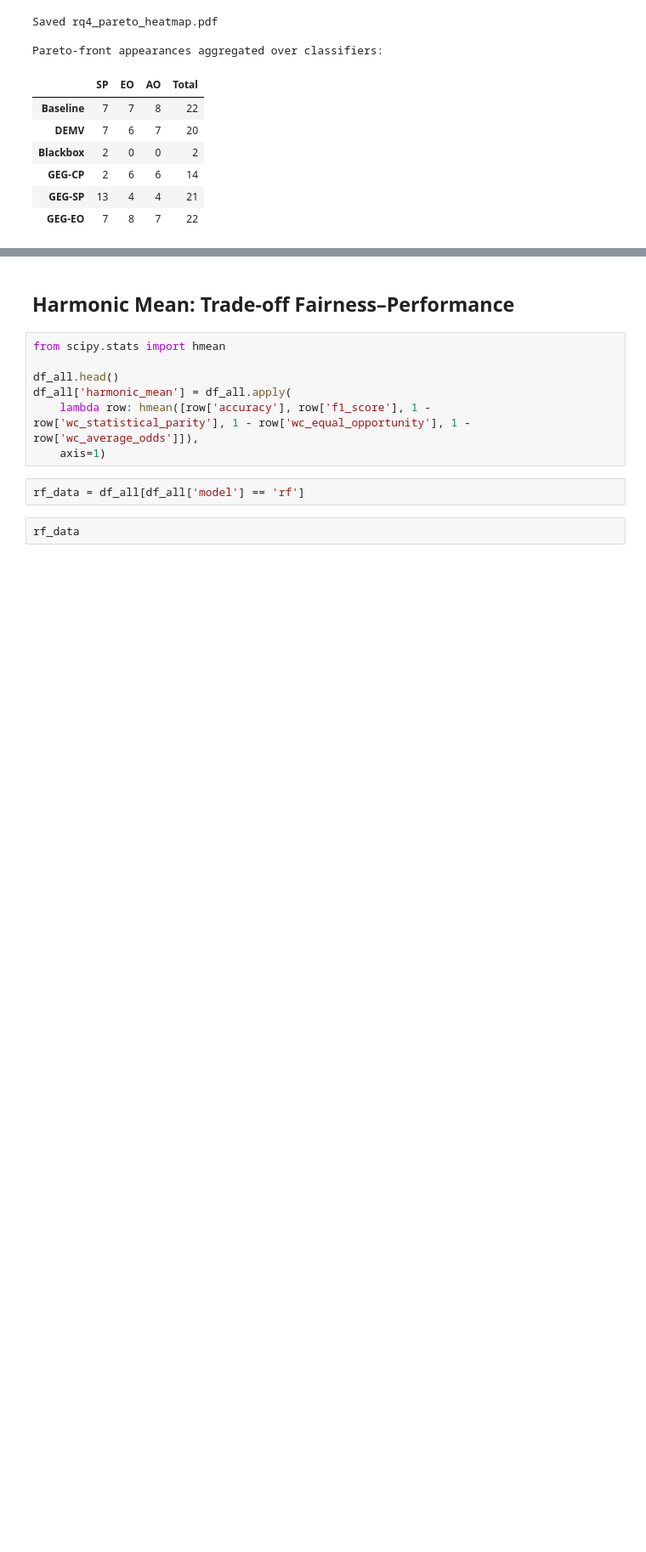
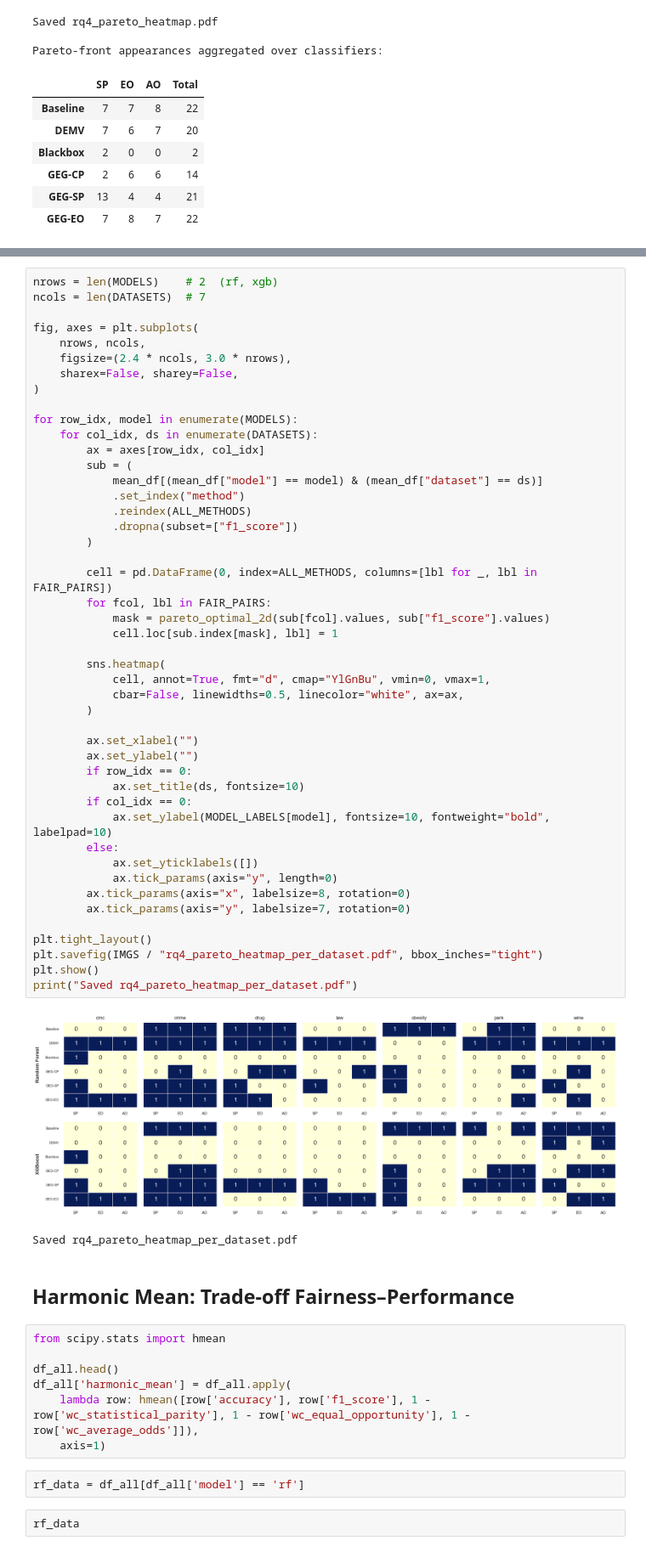
Before and after one commit to giordanoDaloisio/GEG, a Jupyter notebook: experiments/rq5_analysis.ipynb, the cells around one changed output, grey strips where cells are left out. Shown at 85% size. Drawn from its saved outputs; the diff is of its cells as text; blank space fills up the shorter version.

```diff
--- a/experiments/rq5_analysis.ipynb
+++ b/experiments/rq5_analysis.ipynb
@@ -847,3 +855,52 @@ Pareto-front appearances aggregated over classifiers:
+# %%
+nrows = len(MODELS)    # 2  (rf, xgb)
+ncols = len(DATASETS)  # 7
+
+fig, axes = plt.subplots(
+    nrows, ncols,
+    figsize=(2.4 * ncols, 3.0 * nrows),
+    sharex=False, sharey=False,
+)
+
+for row_idx, model in enumerate(MODELS):
+    for col_idx, ds in enumerate(DATASETS):
+        ax = axes[row_idx, col_idx]
+        sub = (
+            mean_df[(mean_df["model"] == model) & (mean_df["dataset"] == ds)]
+            .set_index("method")
+            .reindex(ALL_METHODS)
+            .dropna(subset=["f1_score"])
+        )
+
+        cell = pd.DataFrame(0, index=ALL_METHODS, columns=[lbl for _, lbl in FAIR_PAIRS])
+        for fcol, lbl in FAIR_PAIRS:
+            mask = pareto_optimal_2d(sub[fcol].values, sub["f1_score"].values)
+            cell.loc[sub.index[mask], lbl] = 1
+
+        sns.heatmap(
+            cell, annot=True, fmt="d", cmap="YlGnBu", vmin=0, vmax=1,
+            cbar=False, linewidths=0.5, linecolor="white", ax=ax,
+        )
+
+        ax.set_xlabel("")
+        ax.set_ylabel("")
+        if row_idx == 0:
+            ax.set_title(ds, fontsize=10)
+        if col_idx == 0:
+            ax.set_ylabel(MODEL_LABELS[model], fontsize=10, fontweight="bold", labelpad=10)
+        else:
+            ax.set_yticklabels([])
+            ax.tick_params(axis="y", length=0)
+        ax.tick_params(axis="x", labelsize=8, rotation=0)
+        ax.tick_params(axis="y", labelsize=7, rotation=0)
+
+plt.tight_layout()
+plt.savefig(IMGS / "rq4_pareto_heatmap_per_dataset.pdf", bbox_inches="tight")
+plt.show()
+print("Saved rq4_pareto_heatmap_per_dataset.pdf")
+# %% [output]
+[figure, added]
+Saved rq4_pareto_heatmap_per_dataset.pdf
 # %% [markdown]
 ## Harmonic Mean: Trade-off Fairness–Performance
 # %%
```
Also changed, not shown: parts of 1 cell of this notebook, 11 other files.
